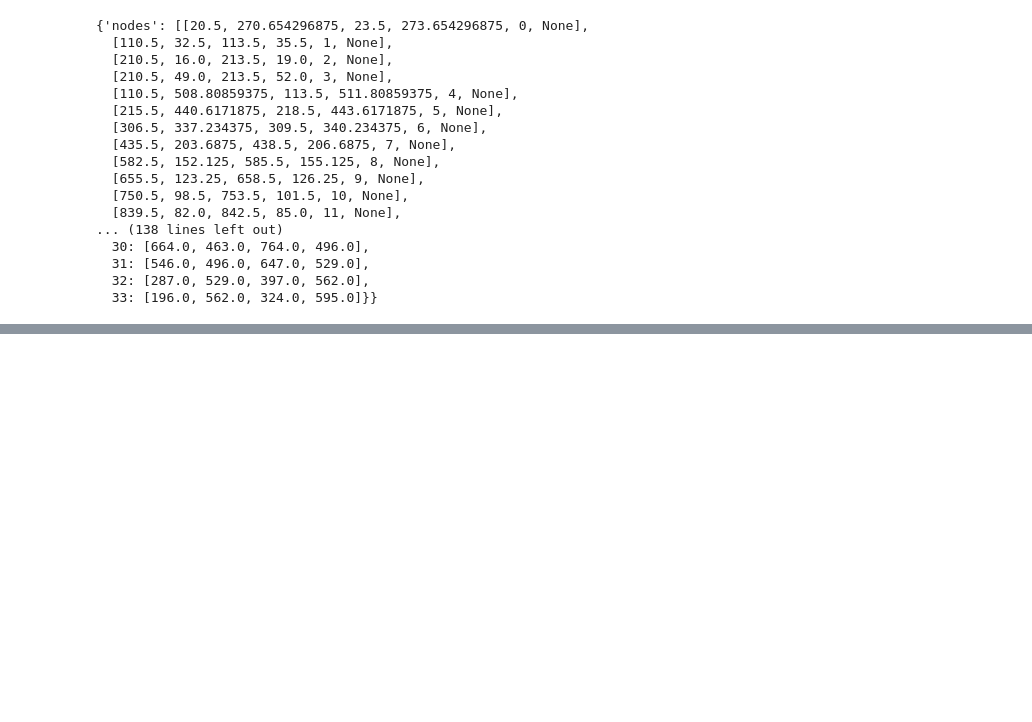
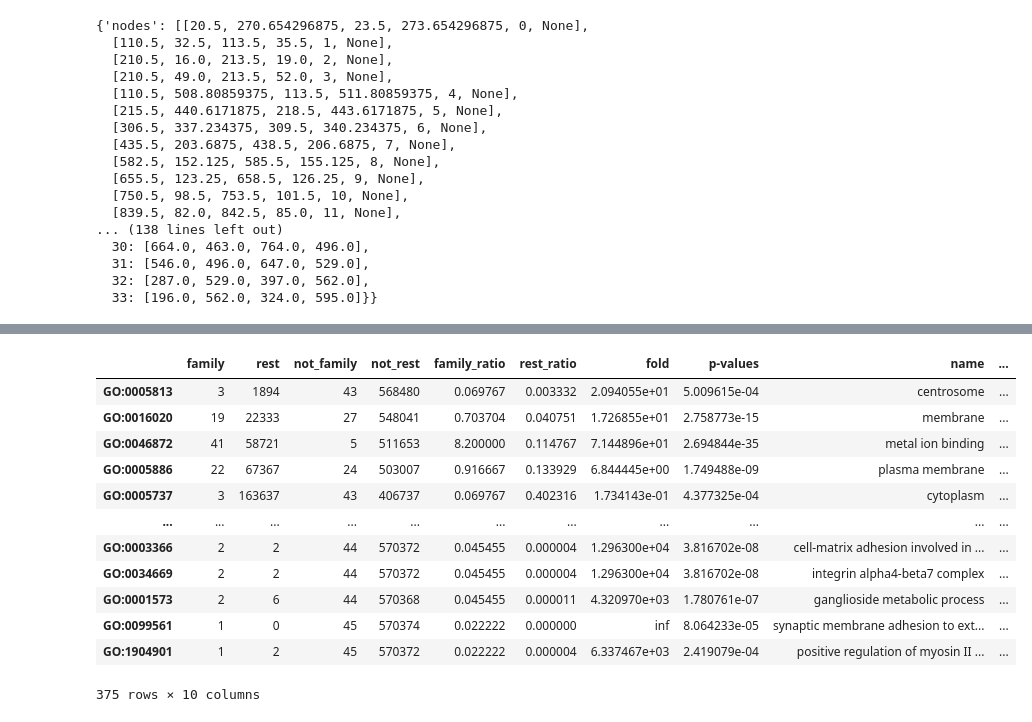
Before and after one commit to Elisa-blip/Bio_Data_Final_Project, a Jupyter notebook: Final_project_code.ipynb, the cells around one changed output, grey strips where cells are left out. Saved outputs shown, nothing was run; the diff lists cells and outputs as text; code cells hidden in the pictures; blank space fills up the shorter version.

```diff
--- a/Final_project_code.ipynb
+++ b/Final_project_code.ipynb
@@ -692,0 +877,10 @@ tree.render('3_tree_image.png')
+# %%
+go_data['name']=go_names
+# %%
+#Adjust for multiple testing
+from scipy.stats import false_discovery_control
+adj_pvalues=false_discovery_control(go_data['p-values'])
+# %%
+go_data['adj_pvalue']=adj_pvalues
+# %%
+enriched_terms=go_data[go_data['adj_pvalue'] < 0.05]
@@ -692,0 +889,16 @@ tree.render('3_tree_image.png')
+# %%
+enriched_terms
+# %% [output]
+|  | family | rest | not_family | not_rest | family_ratio | rest_ratio | fold | p-values | name | ... |
+| GO:0005813 | 3 | 1894 | 43 | 568480 | 0.069767 | 0.003332 | 2.094055e+01 | 5.009615e-04 | centrosome | ... |
+| GO:0016020 | 19 | 22333 | 27 | 548041 | 0.703704 | 0.040751 | 1.726855e+01 | 2.758773e-15 | membrane | ... |
+| GO:0046872 | 41 | 58721 | 5 | 511653 | 8.200000 | 0.114767 | 7.144896e+01 | 2.694844e-35 | metal ion binding | ... |
+| GO:0005886 | 22 | 67367 | 24 | 503007 | 0.916667 | 0.133929 | 6.844445e+00 | 1.749488e-09 | plasma membrane | ... |
+| GO:0005737 | 3 | 163637 | 43 | 406737 | 0.069767 | 0.402316 | 1.734143e-01 | 4.377325e-04 | cytoplasm | ... |
+| ... | ... | ... | ... | ... | ... | ... | ... | ... | ... | ... |
+| GO:0003366 | 2 | 2 | 44 | 570372 | 0.045455 | 0.000004 | 1.296300e+04 | 3.816702e-08 | cell-matrix adhesion involved in ... | ... |
+| GO:0034669 | 2 | 2 | 44 | 570372 | 0.045455 | 0.000004 | 1.296300e+04 | 3.816702e-08 | integrin alpha4-beta7 complex | ... |
+| GO:0001573 | 2 | 6 | 44 | 570368 | 0.045455 | 0.000011 | 4.320970e+03 | 1.780761e-07 | ganglioside metabolic process | ... |
+| GO:0099561 | 1 | 0 | 45 | 570374 | 0.022222 | 0.000000 | inf | 8.064233e-05 | synaptic membrane adhesion to ext... | ... |
+| GO:1904901 | 1 | 2 | 45 | 570372 | 0.022222 | 0.000004 | 6.337467e+03 | 2.419079e-04 | positive regulation of myosin II ... | ... |
+375 rows × 10 columns
```
Also changed, not shown: parts of 56 cells of this notebook.
